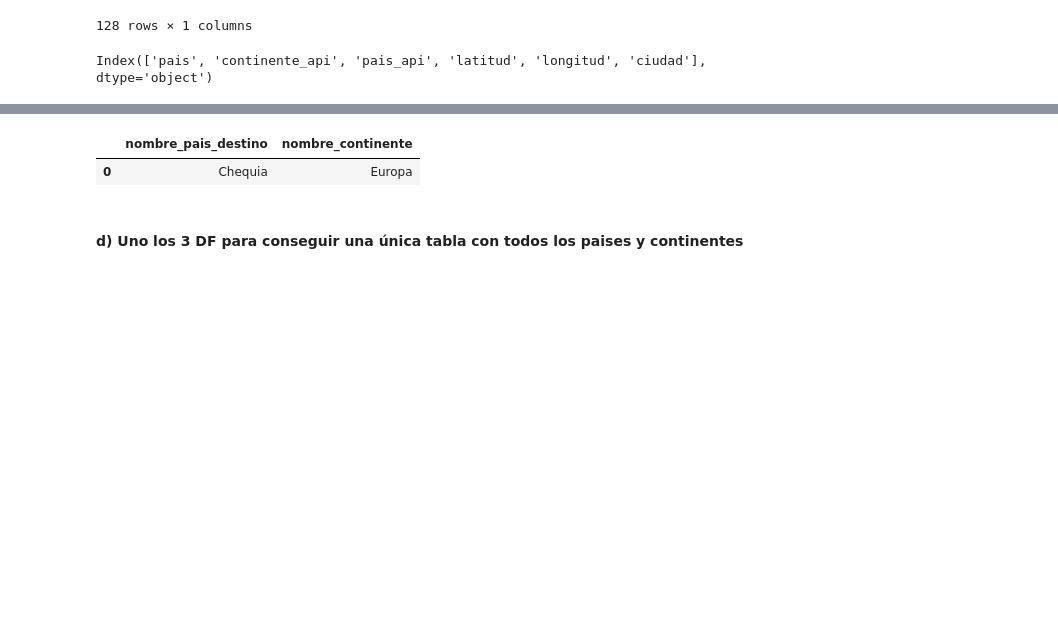
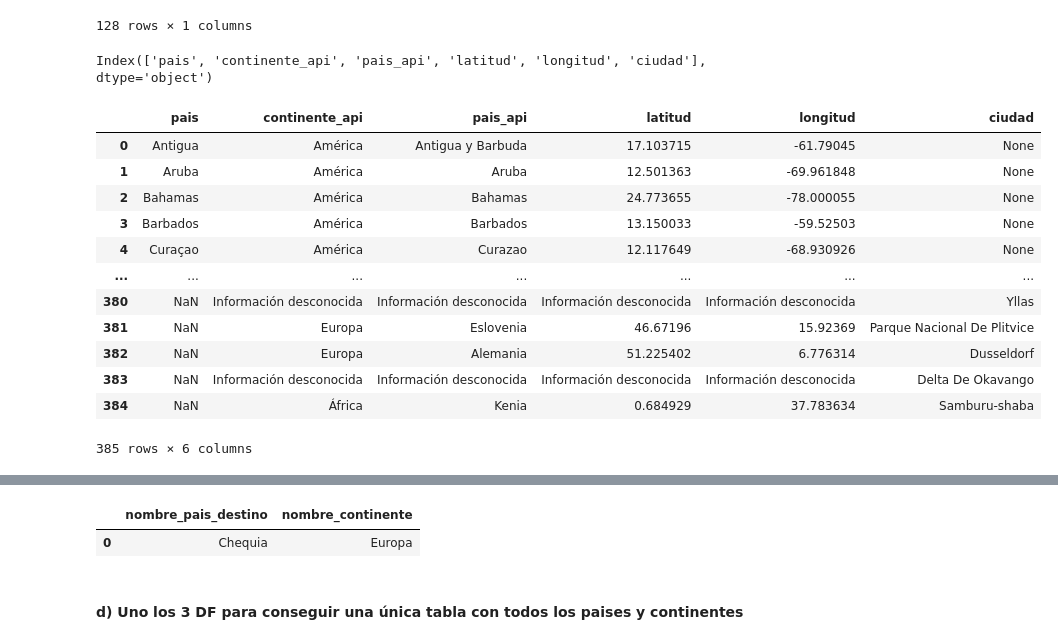
Before and after one commit to VanesaFloresRivera/Proyecto-Final, a Jupyter notebook: notebooks/carga.ipynb, the cells around one changed output, grey strips where cells are left out. Drawn from its saved outputs; the diff is of its cells as text; code cells hidden in the pictures; blank space fills up the shorter version.

```diff
--- a/notebooks/carga.ipynb
+++ b/notebooks/carga.ipynb
@@ -160,6 +160,22 @@ df_opencage = pd.read_pickle(ARCHIVO_GUARDAR_ESCRAPEO_API_OPENCAGE)
 df_opencage.columns
 # %% [output]
 Index(['pais', 'continente_api', 'pais_api', 'latitud', 'longitud', 'ciudad'], dtype='object')
+# %%
+df_opencage
+# %% [output]
+|  | pais | continente_api | pais_api | latitud | longitud | ciudad |
+| 0 | Antigua | América | Antigua y Barbuda | 17.103715 | -61.79045 | None |
+| 1 | Aruba | América | Aruba | 12.501363 | -69.961848 | None |
+| 2 | Bahamas | América | Bahamas | 24.773655 | -78.000055 | None |
+| 3 | Barbados | América | Barbados | 13.150033 | -59.52503 | None |
+| 4 | Curaçao | América | Curazao | 12.117649 | -68.930926 | None |
+| ... | ... | ... | ... | ... | ... | ... |
+| 380 | NaN | Información desconocida | Información desconocida | Información desconocida | Información desconocida | Yllas |
+| 381 | NaN | Europa | Eslovenia | 46.67196 | 15.92369 | Parque Nacional De Plitvice |
+| 382 | NaN | Europa | Alemania | 51.225402 | 6.776314 | Dusseldorf |
+| 383 | NaN | Información desconocida | Información desconocida | Información desconocida | Información desconocida | Delta De Okavango |
+| 384 | NaN | África | Kenia | 0.684929 | 37.783634 | Samburu-shaba |
+385 rows × 6 columns
 # %%
 dict_paises_continentes_ciudades = {'pais':[], 'continente':[]}
 for pais in df_itinerarios_ciudades_pais_continentes.pais:
```
Also changed, not shown: parts of 6 cells of this notebook, 17 other files.
